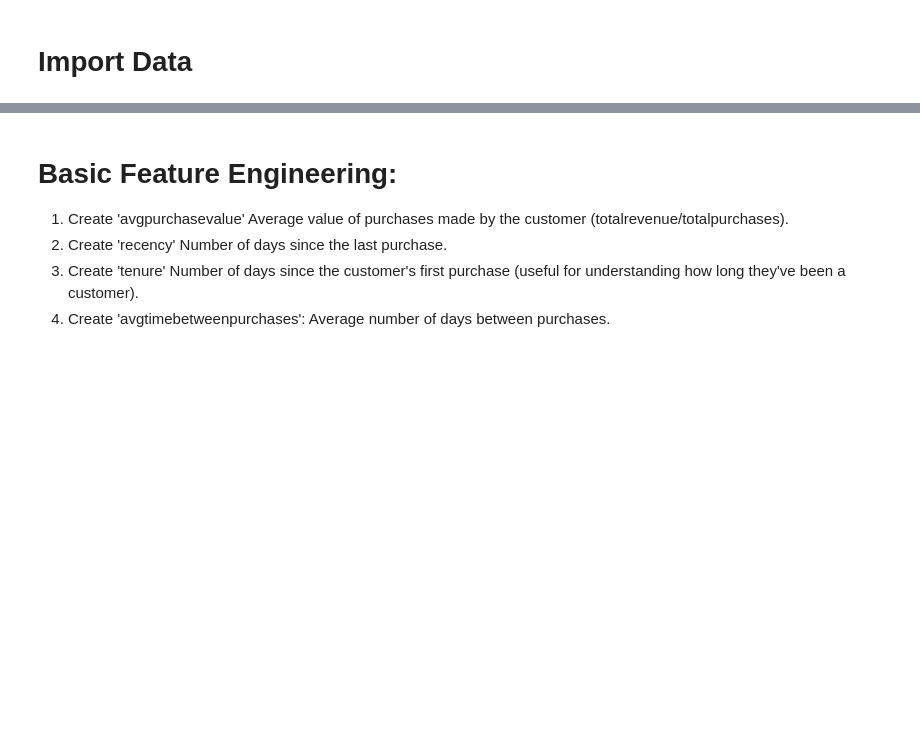
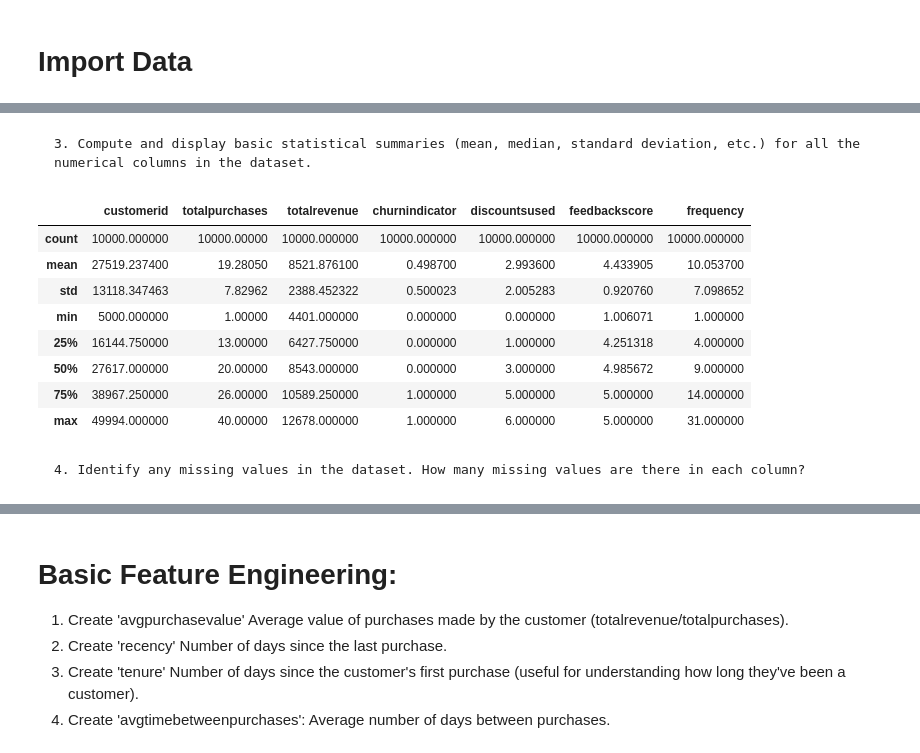
Before and after one commit to kaikesvieira/MarketingAnalytics, a Jupyter notebook: Project 4 - Customer Lifetime Value/customer_lifetime_value_code.ipynb, the cells around one changed output, grey strips where cells are left out. Cells and saved outputs as stored; diff of their text form; code cells hidden in the pictures; blank space fills up the shorter version.

```diff
--- a/Project 4 - Customer Lifetime Value/customer_lifetime_value_code.ipynb
+++ b/Project 4 - Customer Lifetime Value/customer_lifetime_value_code.ipynb
@@ -75,0 +38,16 @@ memory usage: 899.4+ KB
+# %% [markdown]
+    3. Compute and display basic statistical summaries (mean, median, standard deviation, etc.) for all the numerical columns in the dataset.
+# %%
+df.select_dtypes(include='number').describe()
+# %% [output]
+|  | customerid | totalpurchases | totalrevenue | churnindicator | discountsused | feedbackscore | frequency |
+| count | 10000.000000 | 10000.00000 | 10000.000000 | 10000.000000 | 10000.000000 | 10000.000000 | 10000.000000 |
+| mean | 27519.237400 | 19.28050 | 8521.876100 | 0.498700 | 2.993600 | 4.433905 | 10.053700 |
+| std | 13118.347463 | 7.82962 | 2388.452322 | 0.500023 | 2.005283 | 0.920760 | 7.098652 |
+| min | 5000.000000 | 1.00000 | 4401.000000 | 0.000000 | 0.000000 | 1.006071 | 1.000000 |
+| 25% | 16144.750000 | 13.00000 | 6427.750000 | 0.000000 | 1.000000 | 4.251318 | 4.000000 |
+| 50% | 27617.000000 | 20.00000 | 8543.000000 | 0.000000 | 3.000000 | 4.985672 | 9.000000 |
+| 75% | 38967.250000 | 26.00000 | 10589.250000 | 1.000000 | 5.000000 | 5.000000 | 14.000000 |
+| max | 49994.000000 | 40.00000 | 12678.000000 | 1.000000 | 6.000000 | 5.000000 | 31.000000 |
+# %% [markdown]
+    4. Identify any missing values in the dataset. How many missing values are there in each column?
```
Also changed, not shown: parts of 21 cells of this notebook, 32 other files.
